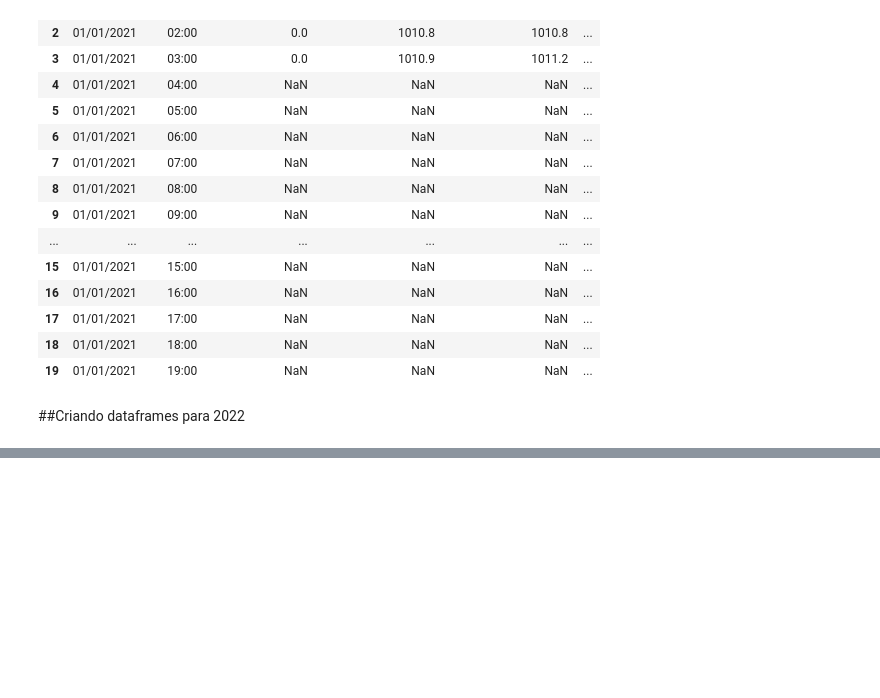
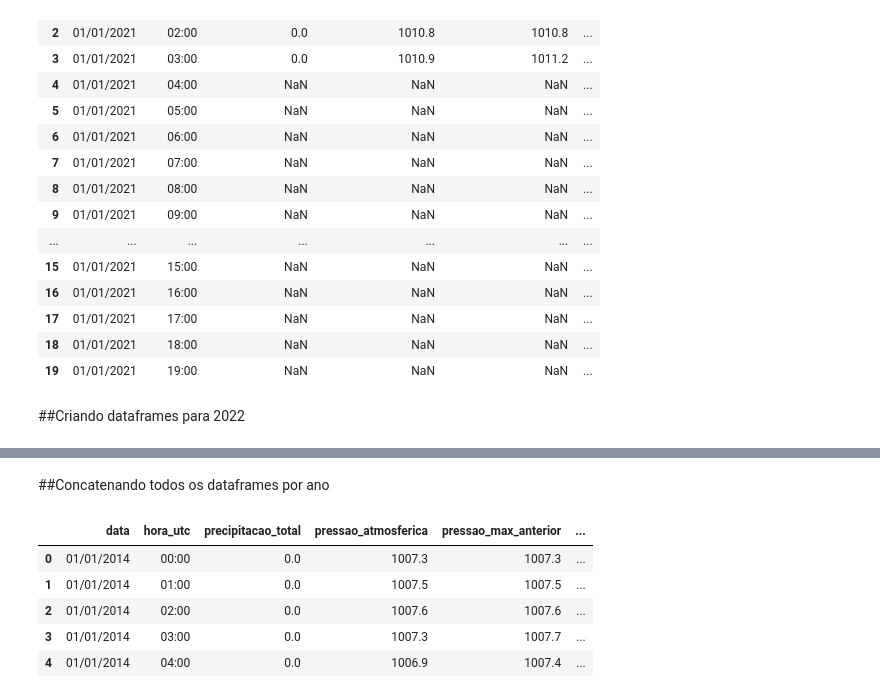
Before and after one commit to ThiagoAdriano1/Trabalho_Estatistica_1, a Jupyter notebook: Analise.ipynb, the cells around one changed output, grey strips where cells are left out. Drawn from its saved outputs; the diff is of its cells as text; code cells hidden in the pictures; blank space fills up the shorter version.

```diff
--- a/Analise.ipynb
+++ b/Analise.ipynb
@@ -423,0 +485,12 @@ df_2022.head(20)
+# %% [markdown]
+##Concatenando todos os dataframes por ano
+# %%
+all_df = pd.concat([df_2014, df_2015, df_2016, df_2017, df_2018, df_2019, df_2020, df_2021, df_2022,df_2023], ignore_index=True)
+all_df.head()
+# %% [output]
+|  | data | hora_utc | precipitacao_total | pressao_atmosferica | pressao_max_anterior | ... |
+| 0 | 01/01/2014 | 00:00 | 0.0 | 1007.3 | 1007.3 | ... |
+| 1 | 01/01/2014 | 01:00 | 0.0 | 1007.5 | 1007.5 | ... |
+| 2 | 01/01/2014 | 02:00 | 0.0 | 1007.6 | 1007.6 | ... |
+| 3 | 01/01/2014 | 03:00 | 0.0 | 1007.3 | 1007.7 | ... |
+| 4 | 01/01/2014 | 04:00 | 0.0 | 1006.9 | 1007.4 | ... |
```
Also changed, not shown: parts of 7 cells of this notebook.
